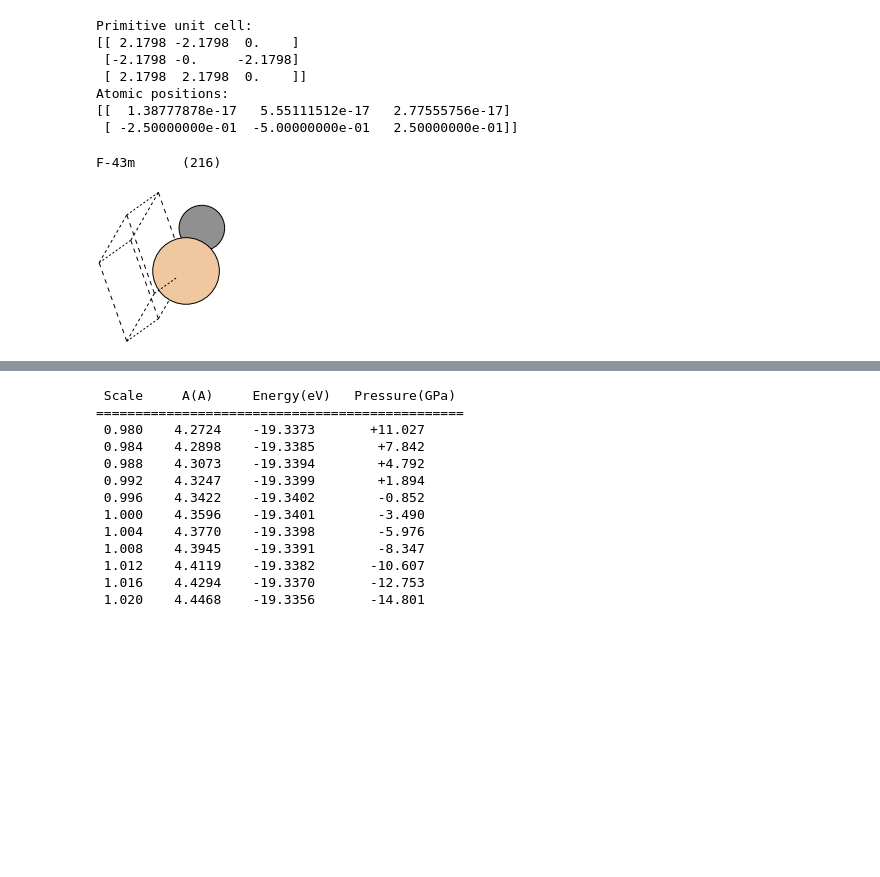
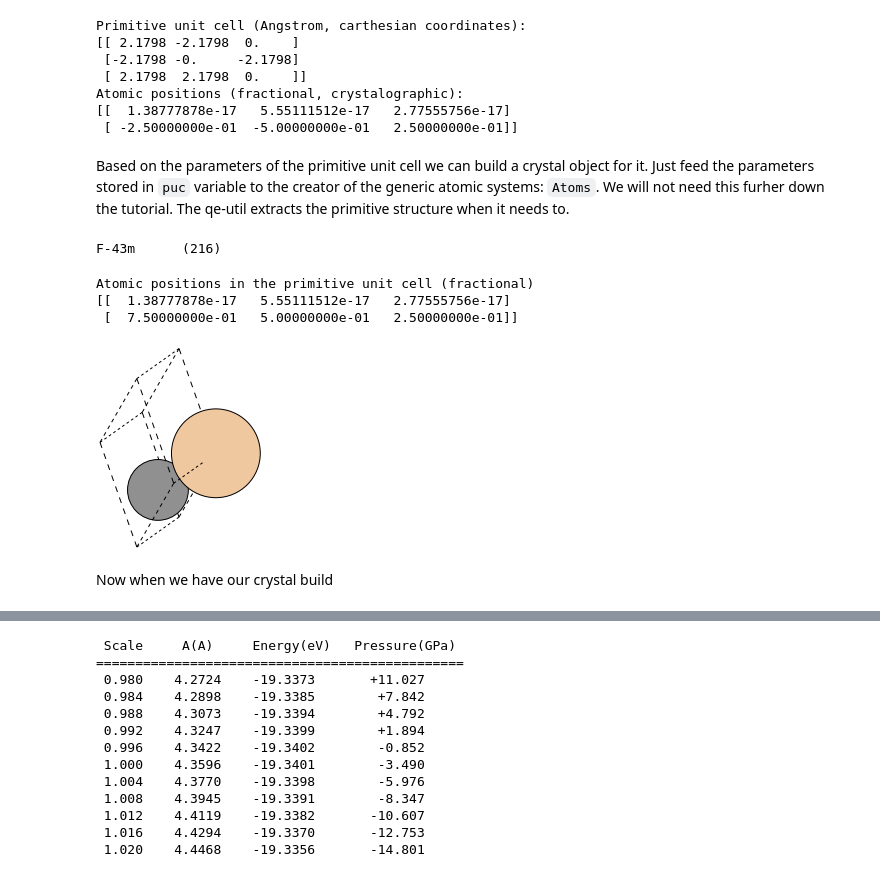
Before and after one commit to jochym/qe-doc, a Jupyter notebook: First calculation.ipynb, the cells around one changed output, grey strips where cells are left out. Saved outputs shown, nothing was run; the diff lists cells and outputs as text; code cells hidden in the pictures; blank space fills up the shorter version.

Commit message:
Expanded descriptions and comments. Particularly with relation to the unit cells and coordinate systems.

```diff
--- a/First calculation.ipynb
+++ b/First calculation.ipynb
@@ -71,31 +114,50 @@ spglib.get_spacegroup(cryst)
 # %%
 # Find a primitive cell of the structure
 puc=spglib.find_primitive(cryst)
-print 'Primitive unit cell:\n', puc[0]
-print 'Atomic positions:\n', puc[1]
+
+# Parameters of the unit cell
+print 'Primitive unit cell (Angstrom, carthesian coordinates):\n', puc[0]
+print 'Atomic positions (fractional, crystalographic):\n', puc[1]
 # %% [output]
-Primitive unit cell:
+Primitive unit cell (Angstrom, carthesian coordinates):
 [[ 2.1798 -2.1798  0.    ]
  [-2.1798 -0.     -2.1798]
  [ 2.1798  2.1798  0.    ]]
-Atomic positions:
+Atomic positions (fractional, crystalographic):
 [[  1.38777878e-17   5.55111512e-17   2.77555756e-17]
  [ -2.50000000e-01  -5.00000000e-01   2.50000000e-01]]
+# %% [markdown]
+Based on the parameters of the primitive unit cell we can build a crystal object for it. Just feed the parameters stored in `puc` variable to the creator of the generic atomic systems: `Atoms`. We will not need this furher down the tutorial. The qe-util extracts the primitive structure when it needs to.
 # %%
 # Create the primitive cell crystal
-# This is just for show. The qe-util extracts the primitive structure when it needs to.
-cryst_prim=Atoms(cell=puc[0],scaled_positions=puc[1],numbers=puc[2],pbc=True)
+cryst_prim=Atoms(                         # Create a generic atomic structure
+                 cell=puc[0],             # Unit cell (Angstrom)
+                 scaled_positions=puc[1], # Atomic positions (fractional)
+                 numbers=puc[2],          # Atomic numbers
+                 pbc=True)                # Use Periodic Boundary Conditions
 # %%
 # Check if the symmetry is still the same
 print spglib.get_spacegroup(cryst_prim)
 # %% [output]
 F-43m      (216)
+# %%
+# This is a simple trick to wrap all the atoms into a unit cell.
+# We need this just to have a nicer picture below
+cryst_prim.set_positions(cryst_prim.get_positions(wrap=True))
+print 'Atomic positions in the primitive unit cell (fractional)'
+print cryst_prim.get_scaled_positions()
+# %% [output]
+Atomic positions in the primitive unit cell (fractional)
+[[  1.38777878e-17   5.55111512e-17   2.77555756e-17]
+ [  7.50000000e-01   5.00000000e-01   2.50000000e-01]]
 # %%
-# Take a look
-ase.io.write('crystal-prim.png',cryst_prim,format='png',show_unit_cell=2, rotation='115y,15x', scale=30)
+# Take a look, same orientation as before
+ase.io.write('crystal-prim.png',cryst_prim,format='png',show_unit_cell=2, rotation='115y,15x', scale=40)
 Image(filename='crystal-prim.png')
 # %% [output]
-[figure, old version]
+[figure, new version]
+# %% [markdown]
+Now when we have our crystal build
 # %%
 # Create a Quantum Espresso calculator for our work.
 # This object encapsulates all parameters of the calculation,
```
Also changed, not shown: parts of 18 cells of this notebook.
